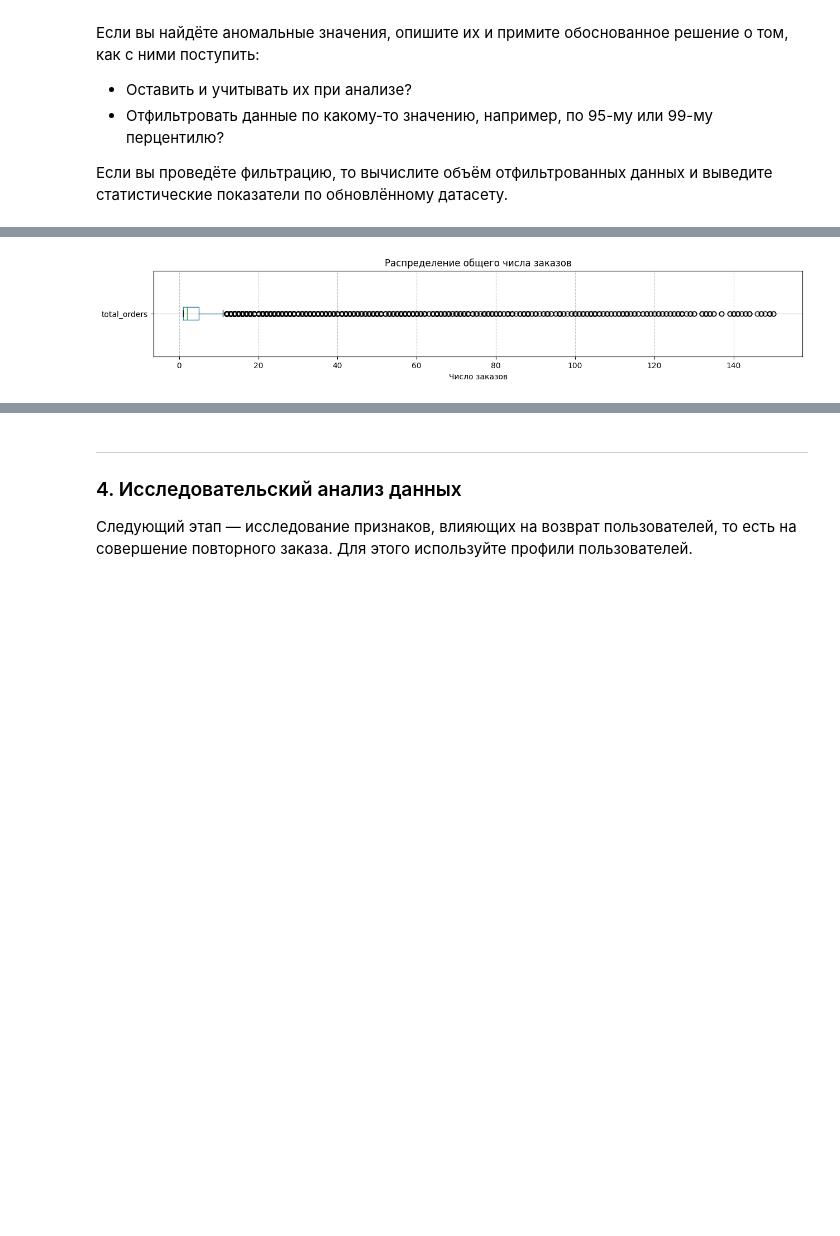
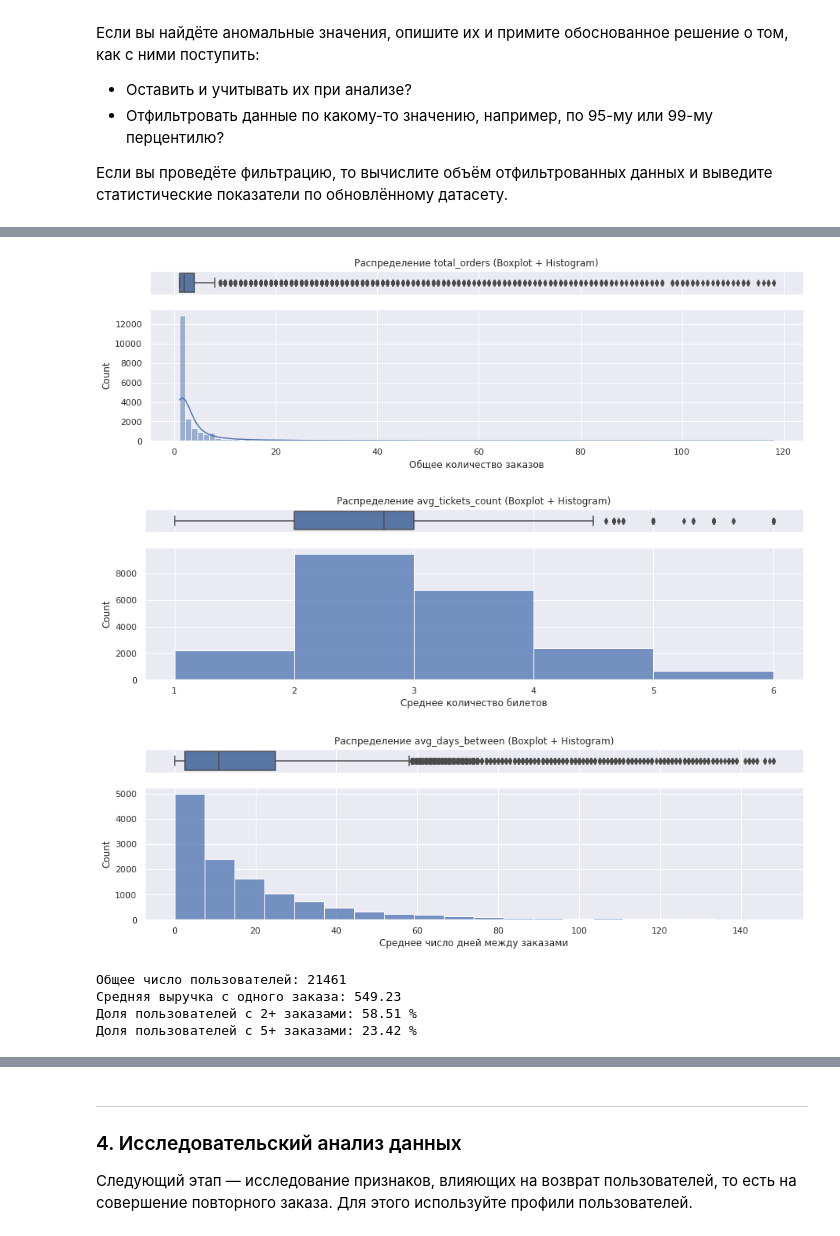
Before and after one commit to AnastasiaOstroumova/afisha_project, a Jupyter notebook: Anastasia_Ostroumova_afisha_project.ipynb, the cells around one changed output, grey strips where cells are left out. Cells and saved outputs as stored; diff of their text form; code cells hidden in the pictures; blank space fills up the shorter version.

```diff
--- a/Anastasia_Ostroumova_afisha_project.ipynb
+++ b/Anastasia_Ostroumova_afisha_project.ipynb
@@ -512,6 +696,6 @@ plt.show()
 # %%
 # 1. Находим значение 99-го перцентиля для revenue_rub
-threshold_99_revenue = df['revenue_rub'].quantile(0.99)
+threshold_99_revenue = df_filtered['revenue_rub'].quantile(0.99)
 
 print(f"Значение 99-го перцентиля (порог): {threshold_99_revenue:.2f} RUB")
 # %% [output]
@@ -519,6 +703,6 @@ print(f"Значение 99-го перцентиля (порог): {threshold_9
 # %%
 # 1. Находим значение 99-го перцентиля для tickets_count
-threshold_99_tickets = df['tickets_count'].quantile(0.99)
+threshold_99_tickets = df_filtered['tickets_count'].quantile(0.99)
 
 print(f"Значение 99-го перцентиля (порог): {threshold_99_tickets} штук")
 # %% [output]
@@ -526,7 +710,7 @@ print(f"Значение 99-го перцентиля (порог): {threshold_9
 # %%
 # 2. Фильтруем DataFrame
 # фильтруем данные по выручке по 99 персентилю
-df_filtered = df[df['revenue_rub'] <= threshold_99_revenue].copy()
+df_filtered = df_filtered[df_filtered['revenue_rub'] <= threshold_99_revenue].copy()
 
 # так как выручка с заказа не может быть отрицательной и нулевой, исключим и эти значения
 df_filtered = df_filtered[df_filtered['revenue_rub'] > 0]
@@ -535,7 +719,7 @@ df_filtered = df_filtered[df_filtered['revenue_rub'] > 0]
 df_filtered = df_filtered[df_filtered['tickets_count'] <= threshold_99_tickets]
 
 # Сравнение размеров
-# Проверим сколько удалено строк датасета
+# Проверим сколько всего удалено строк датасета
 a, b = len(df), len(df_filtered)
 print(" Было строк в исходном датасете", a,
       '\n', "Осталось строк в датасете после обработки", b,
@@ -668,9 +887,9 @@ user_profile['is_two']  = (user_profile['total_orders'] >= 2).astype(int)
 user_profile['is_five'] = (user_profile['total_orders'] >= 5).astype(int)
 
 # Округление
-user_profile['avg_revenue_rub'] = user_profile['avg_revenue_rub'].round(2)
-user_profile['avg_tickets_count']     = user_profile['avg_tickets_count'].round(2)
-user_profile['avg_days_between'] = user_profile['avg_days_between'].round(2)
+user_profile['avg_revenue_rub'] = user_profile['avg_revenue_rub'].astype(float).round(2)
+user_profile['avg_tickets_count'] = user_profile['avg_tickets_count'].astype(float).round(2)
+user_profile['avg_days_between'] = user_profile['avg_days_between'].astype(float).round(2)
 # %%
 user_profile.head()
 # %% [output]
@@ -871,14 +1115,39 @@ Name: total_orders, dtype: float64
 # %%
-# 1. Горизонтальная диаграмма размаха для total_orders
-plt.figure(figsize=(15, 2))
+# Для total_orders
+box_hist_plot(user_profile_copy, "total_orders", xlabel="Общее количество заказов", bins=100, kde=True)
 
-user_profile_copy.boxplot(column='total_orders', vert=False)
-plt.title('Распределение общего числа заказов')
-plt.xlabel('Число заказов')
-plt.grid(axis='x', linestyle='--', alpha=0.7)
-plt.show()
+# Для avg_tickets
+box_hist_plot(user_profile_copy, "avg_tickets_count", xlabel="Среднее количество билетов", bins=5)
+
+# Для avg_days_between
+box_hist_plot(user_profile_copy, "avg_days_between", xlabel="Среднее число дней между заказами", bins=20)
 # %% [output]
-[figure, old version]
+[figure, new version]
+[figure, added]
+[figure, added]
+# %%
+# Еще раз выведем общую статистику после проведения фильтрации
+# Общее число пользователей
+total_users = user_profile_copy.shape[0]
+
+# Средняя выручка с одного заказа (по всем заказам в исходном df_filtered)
+avg_revenue_per_order = user_profile_copy['avg_revenue_rub'].mean()
+
+# Доля пользователей, совершивших 2+ заказов
+share_two = user_profile_copy['is_two'].mean()
+
+# Доля пользователей, совершивших 5+ заказов
+share_five = user_profile_copy['is_five'].mean()
+
+print("Общее число пользователей:", total_users)
+print("Средняя выручка с одного заказа:", round(avg_revenue_per_order, 2))
+print("Доля пользователей с 2+ заказами:", round(share_two * 100, 2), "%")
+print("Доля пользователей с 5+ заказами:", round(share_five * 100, 2), "%")
+# %% [output]
+Общее число пользователей: 21461
+Средняя выручка с одного заказа: 549.23
+Доля пользователей с 2+ заказами: 58.51 %
+Доля пользователей с 5+ заказами: 23.42 %
 # %% [markdown]
 **Выводы после удаления аномальных значений**
 
```
Also changed, not shown: parts of 133 cells of this notebook, 1 other file.
